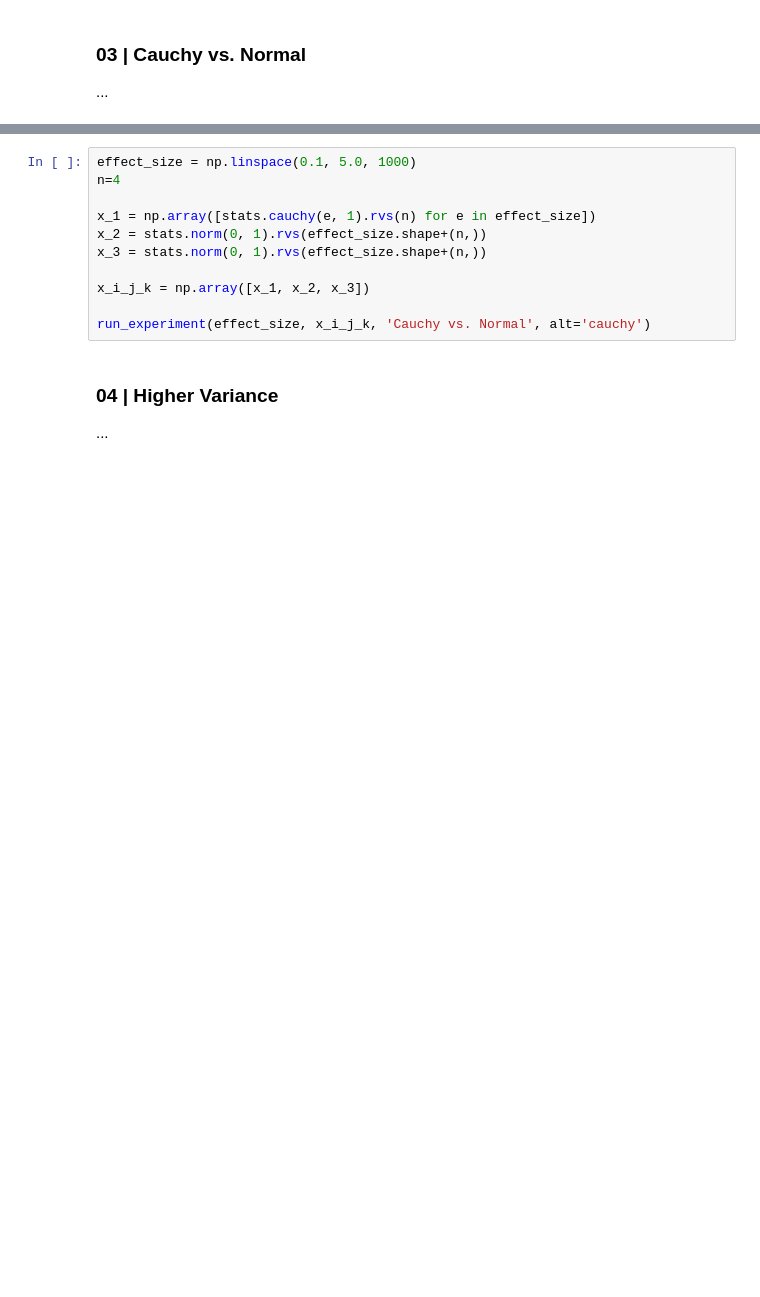
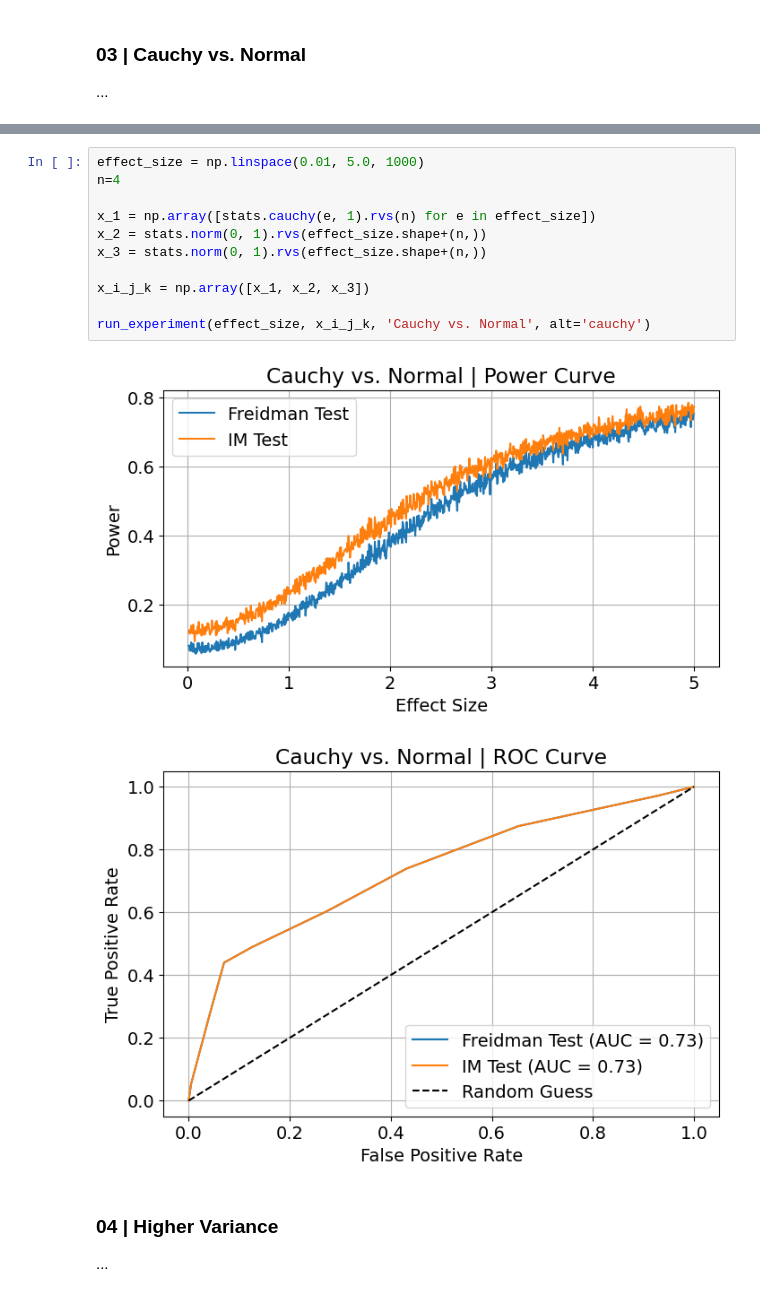
Before and after one commit to djm3622/stat345, a Jupyter notebook: Project/project.ipynb, the cells around one changed output, grey strips where cells are left out. Cells and saved outputs as stored; diff of their text form; blank space fills up the shorter version.

```diff
--- a/Project/project.ipynb
+++ b/Project/project.ipynb
@@ -249,14 +208,17 @@ run_experiment(effect_size, x_i_j_k, 'Cauchy vs. Normal', alt='cauchy')
 # %%
-effect_size = np.linspace(0.1, 5.0, 1000)
+effect_size = np.linspace(0.01, 5.0, 1000)
 n=4
 
 x_1 = np.array([stats.cauchy(e, 1).rvs(n) for e in effect_size])
 x_2 = stats.norm(0, 1).rvs(effect_size.shape+(n,))
 x_3 = stats.norm(0, 1).rvs(effect_size.shape+(n,))
 
 x_i_j_k = np.array([x_1, x_2, x_3])
 
 run_experiment(effect_size, x_i_j_k, 'Cauchy vs. Normal', alt='cauchy')
+# %% [output]
+[figure, added]
+[figure, added]
 # %% [markdown]
 ### 04 | Higher Variance
 
```
Also changed, not shown: parts of 16 cells of this notebook, 1 other file.
